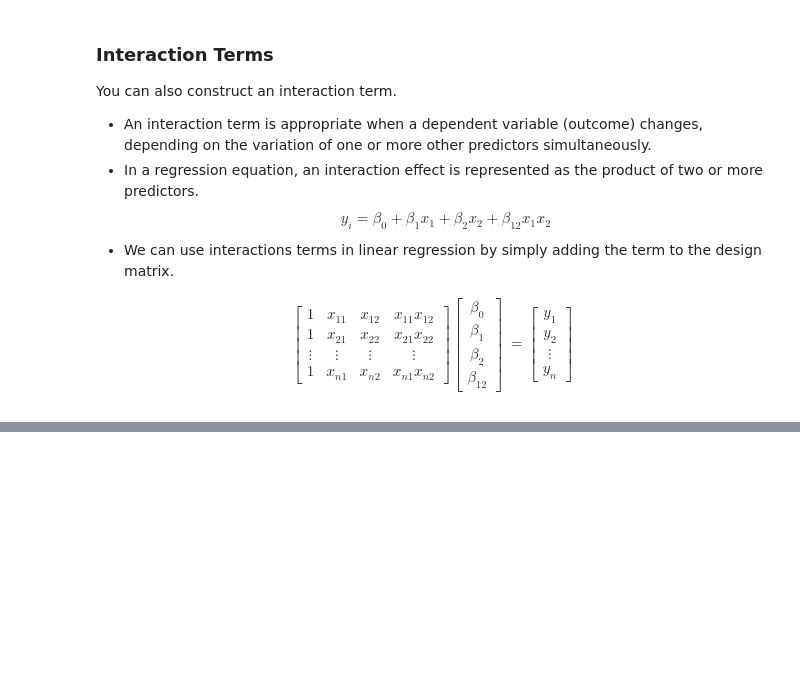
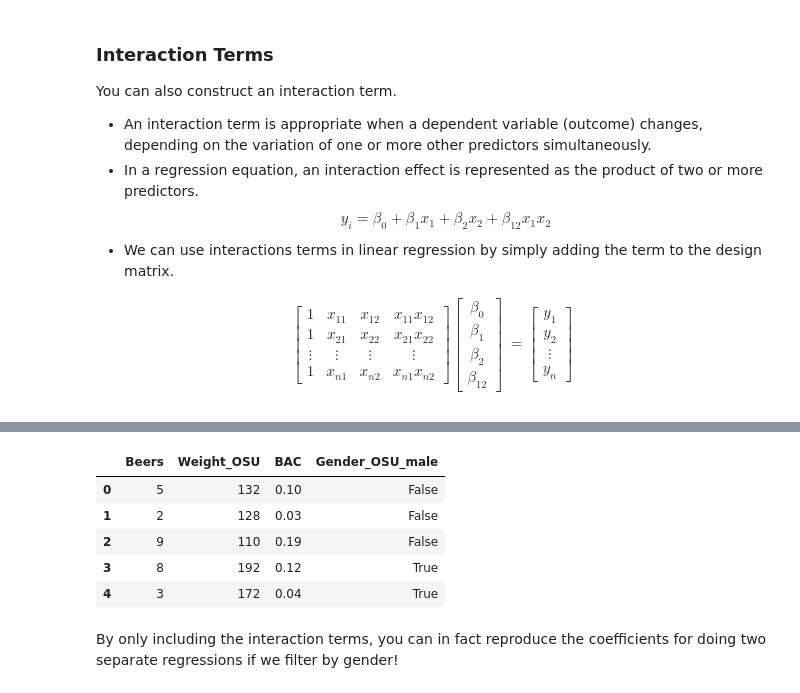
Before and after one commit to satadisha/data-exploratorium, a Jupyter notebook: DATA213/NLR-Week3.ipynb, the cells around one changed output, grey strips where cells are left out. Drawn from its saved outputs; the diff is of its cells as text; code cells hidden in the pictures; blank space fills up the shorter version.

```diff
--- a/DATA213/NLR-Week3.ipynb
+++ b/DATA213/NLR-Week3.ipynb
@@ -144,0 +223,13 @@ y_n
+# %%
+full_bac_df = pd.read_csv("BLOODALC.csv")
+bac_df = pd.get_dummies(full_bac_df[["Gender_OSU","Beers","Weight_OSU","BAC"]],drop_first = True)
+bac_df.head(5)
+# %% [output]
+|  | Beers | Weight_OSU | BAC | Gender_OSU_male |
+| 0 | 5 | 132 | 0.10 | False |
+| 1 | 2 | 128 | 0.03 | False |
+| 2 | 9 | 110 | 0.19 | False |
+| 3 | 8 | 192 | 0.12 | True |
+| 4 | 3 | 172 | 0.04 | True |
+# %% [markdown]
+By only including the interaction terms, you can in fact reproduce the coefficients for doing two separate regressions if we filter by gender!
```
Also changed, not shown: parts of 29 cells of this notebook, 8 other files.
